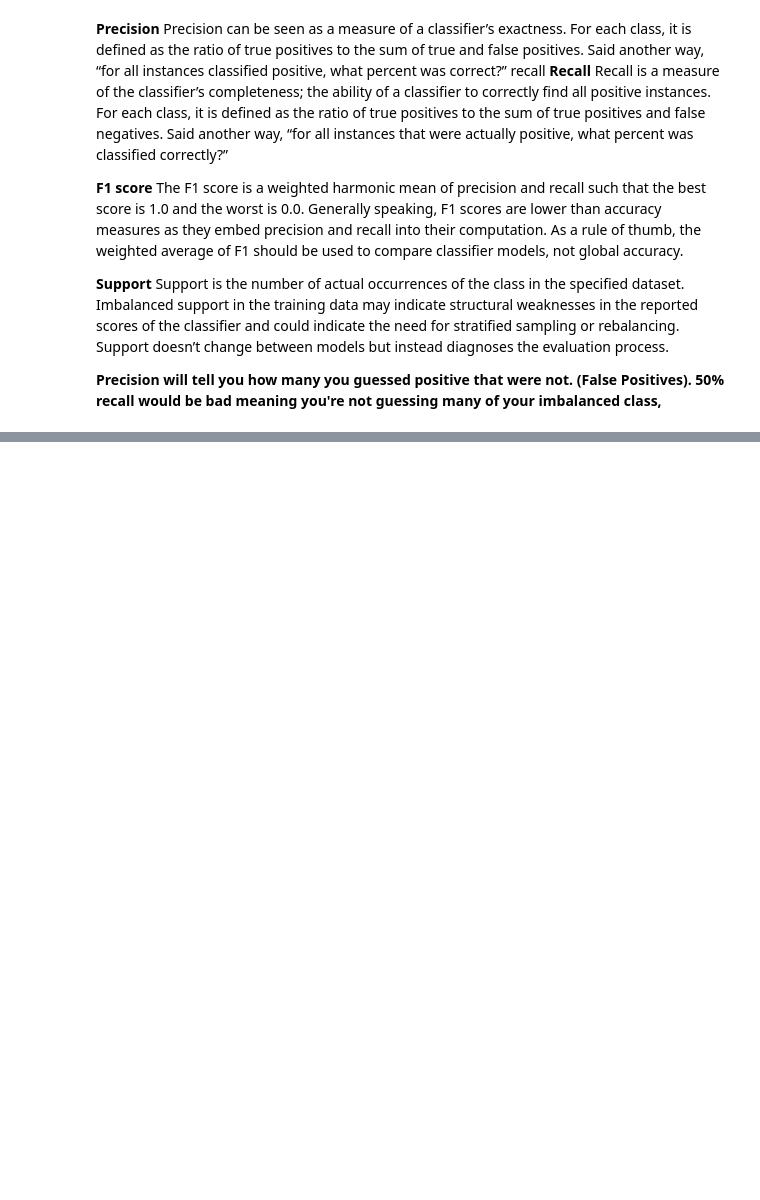
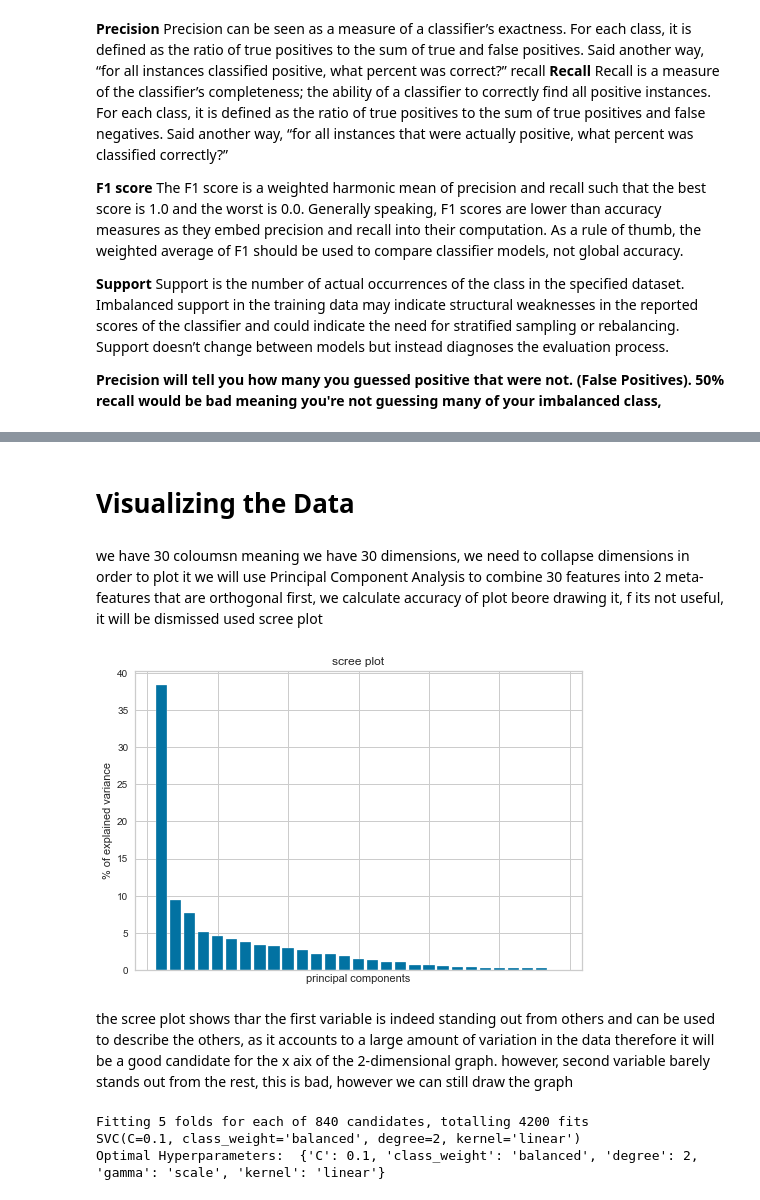
Before and after one commit to reemkhaledaboushama/datamining-project, a Jupyter notebook: 18Q9822.ipynb, the cells around one changed output, grey strips where cells are left out. Drawn from its saved outputs; the diff is of its cells as text; code cells hidden in the pictures; blank space fills up the shorter version.

Commit message:
Visualizing SVM with Pincipal Component Analysis

```diff
--- a/18Q9822.ipynb
+++ b/18Q9822.ipynb
@@ -401,0 +404,47 @@ NameError: name 'precision_recall_curve' is not defined
+# %% [markdown]
+<h1> Visualizing the Data</h1>
+# %% [markdown]
+we have 30 coloumsn meaning we have 30 dimensions, we need to collapse dimensions in order to plot it
+we will use Principal Component Analysis to combine 30 features into 2 meta-features that are orthogonal
+first, we calculate accuracy of plot beore drawing it, f its not useful, it will be dismissed
+used scree plot
+# %%
+from sklearn.decomposition import PCA
+pca = PCA()
+X_train_pca = pca.fit_transform(X_train_scaled)
+per_var = np.round(pca.explained_variance_ratio_ * 100 , decimals = 1)
+# %%
+plt.bar(x=range(1, len(per_var)+1), height = per_var)
+plt.tick_params(axis= 'x',  which = 'both', bottom = False, top = False , labelbottom= False)
+
+plt.ylabel('% of explained variance')
+plt.xlabel('principal components')
+plt.title('scree plot')
+plt.show()
+# %% [output]
+[figure, added]
+# %% [markdown]
+the scree plot shows thar the first variable is indeed standing out from others and can be used to describe the others, as it accounts to a large amount of variation in the data therefore it will be a good candidate for the x aix of the 2-dimensional graph. however, second variable barely stands out from the rest, this is bad, however we can still draw the graph
+# %%
+train_pc1_coords = X_train_pca[: , 0]
+train_pc2_coords = X_train_pca[: , 1]
+
+pca_train_scaled = scale(np.column_stack((train_pc1_coords, train_pc2_coords)))
+
+
+
+param_grid = { 'C':[0.001,0.01,0.1,1, 10, 100],
+               'kernel':['rbf','poly','sigmoid','linear'],
+               'degree':[2,3,4,5,6],
+               'gamma': ['scale','auto',1, 0.1, 0.01, 0.001, 0.0001],
+               'class_weight':['balanced']}
+
+svm_classifier = GridSearchCV(svm_classifier_org, param_grid, cv=5, scoring='accuracy', verbose=True)
+# fitting the model for grid search
+svm_classifier.fit(pca_train_scaled, y_train)
+print(svm_classifier.best_estimator_)
+print("Optimal Hyperparameters: ", svm_classifier.best_params_)
+# %% [output]
+Fitting 5 folds for each of 840 candidates, totalling 4200 fits
+SVC(C=0.1, class_weight='balanced', degree=2, kernel='linear')
+Optimal Hyperparameters:  {'C': 0.1, 'class_weight': 'balanced', 'degree': 2, 'gamma': 'scale', 'kernel': 'linear'}
```
Also changed, not shown: parts of 2 cells of this notebook.
